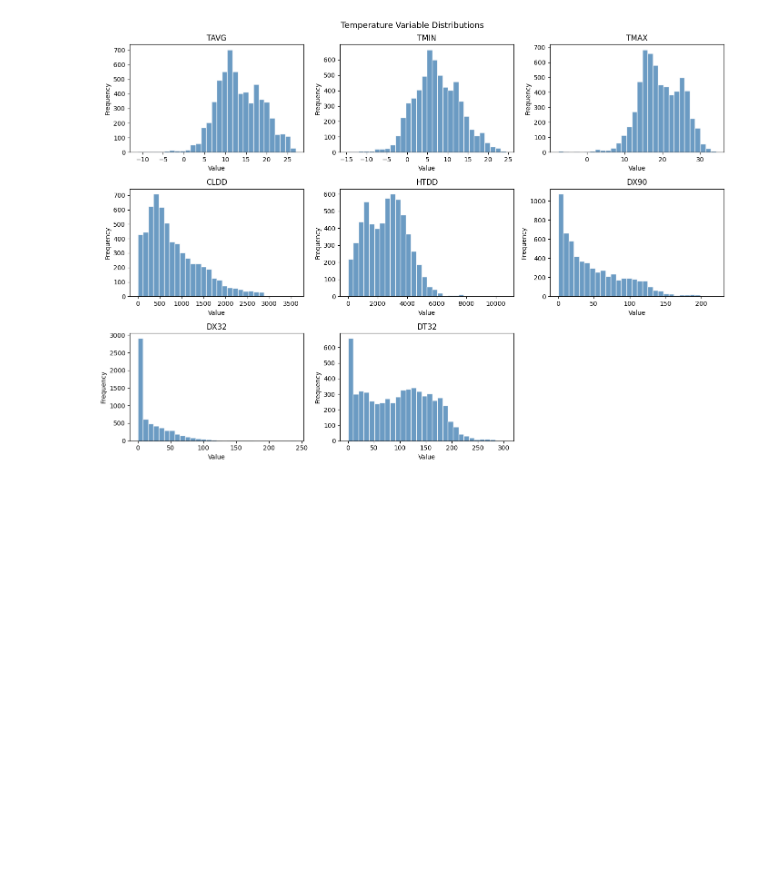
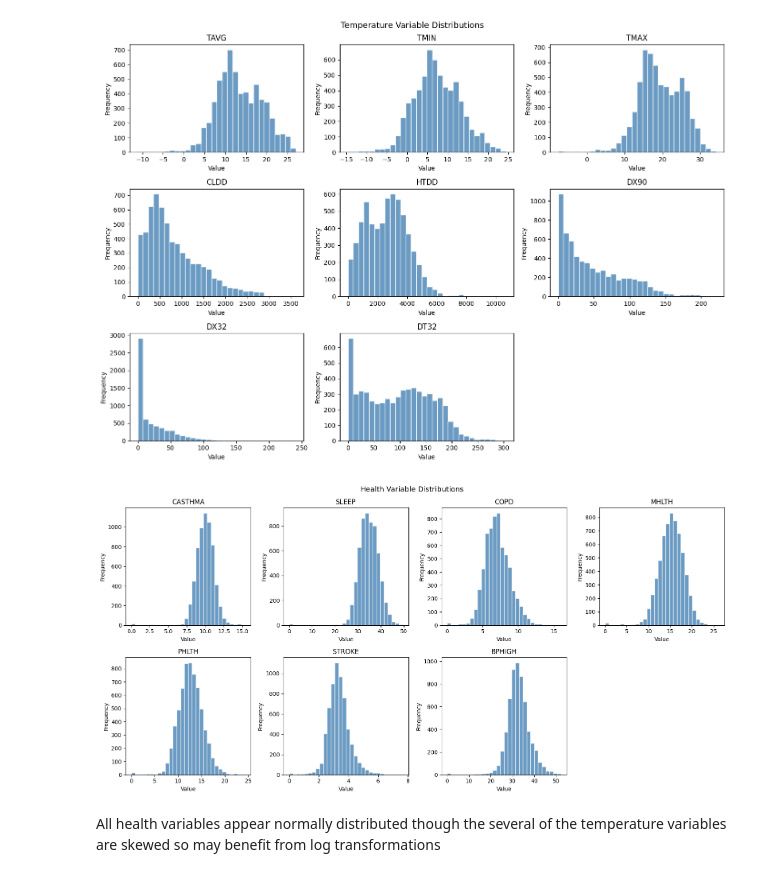
Before and after one commit to hertie-dsa-26/project-krasss, a Jupyter notebook: EDA/eda_rudranshi.ipynb, the cells around one changed output. Saved outputs shown, nothing was run; the diff lists cells and outputs as text; code cells hidden in the pictures; blank space fills up the shorter version.

Commit message:
added distribution histograms to eda_rudranshi

```diff
--- a/EDA/eda_rudranshi.ipynb
+++ b/EDA/eda_rudranshi.ipynb
@@ -644,3 +642,26 @@ plt.tight_layout()
 plt.show()
 # %% [output]
 [figure]
+# %%
+health_vars = ['CASTHMA', 'SLEEP', 'COPD',
+               'MHLTH', 'PHLTH', 'STROKE', 'BPHIGH']
+
+fig, axes = plt.subplots(2, 4, figsize=(16, 8))
+axes = axes.flatten()
+
+for i, col in enumerate(health_vars):
+    axes[i].hist(df[col].dropna(), bins=30, color='steelblue', edgecolor='white', alpha=0.8)
+    axes[i].set_title(col)
+    axes[i].set_ylabel('Frequency')
+    axes[i].set_xlabel('Value')
+
+# Hide only the last unused subplot (8 subplots, 7 variables)
+axes[-1].set_visible(False)
+
+plt.suptitle('Health Variable Distributions', fontsize=13)
+plt.tight_layout()
+plt.show()
+# %% [output]
+[figure, added]
+# %% [markdown]
+All health variables appear normally distributed though the several of the temperature variables are skewed so may benefit from log transformations
```
Also changed, not shown: parts of 2 cells of this notebook.
